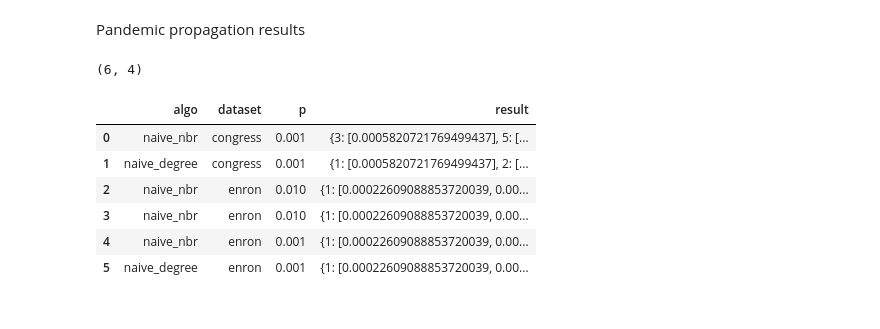
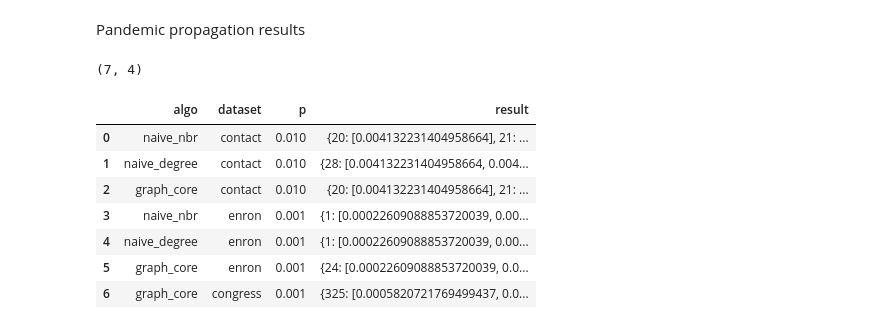
Before and after one commit to bishwamittra/scripts_hg-core-decomposition, a Jupyter notebook: read_output.ipynb, the cells around one changed output. Saved outputs shown, nothing was run; the diff lists cells and outputs as text; code cells hidden in the pictures.

```diff
--- a/read_output.ipynb
+++ b/read_output.ipynb
@@ -452,14 +451,15 @@ labelsize = 12
 # %%
 df = pd.read_csv(output_folder + "propagation_result.csv", header=None)
 df.columns = ['algo', 'dataset', 'p', 'result']
 print(df.shape)
-df
+df.head(15)
 # %% [output]
-(6, 4)
+(7, 4)
 |  | algo | dataset | p | result |
-| 0 | naive_nbr | congress | 0.001 | {3: [0.0005820721769499437], 5: [... |
-| 1 | naive_degree | congress | 0.001 | {1: [0.0005820721769499437], 2: [... |
-| 2 | naive_nbr | enron | 0.010 | {1: [0.00022609088853720039, 0.00... |
-| 3 | naive_nbr | enron | 0.010 | {1: [0.00022609088853720039, 0.00... |
-| 4 | naive_nbr | enron | 0.001 | {1: [0.00022609088853720039, 0.00... |
-| 5 | naive_degree | enron | 0.001 | {1: [0.00022609088853720039, 0.00... |
+| 0 | naive_nbr | contact | 0.010 | {20: [0.004132231404958664], 21: ... |
+| 1 | naive_degree | contact | 0.010 | {28: [0.004132231404958664, 0.004... |
+| 2 | graph_core | contact | 0.010 | {20: [0.004132231404958664], 21: ... |
+| 3 | naive_nbr | enron | 0.001 | {1: [0.00022609088853720039, 0.00... |
+| 4 | naive_degree | enron | 0.001 | {1: [0.00022609088853720039, 0.00... |
+| 5 | graph_core | enron | 0.001 | {24: [0.00022609088853720039, 0.0... |
+| 6 | graph_core | congress | 0.001 | {325: [0.0005820721769499437, 0.0... |
```
Also changed, not shown: parts of 6 cells of this notebook, 8 other files.
